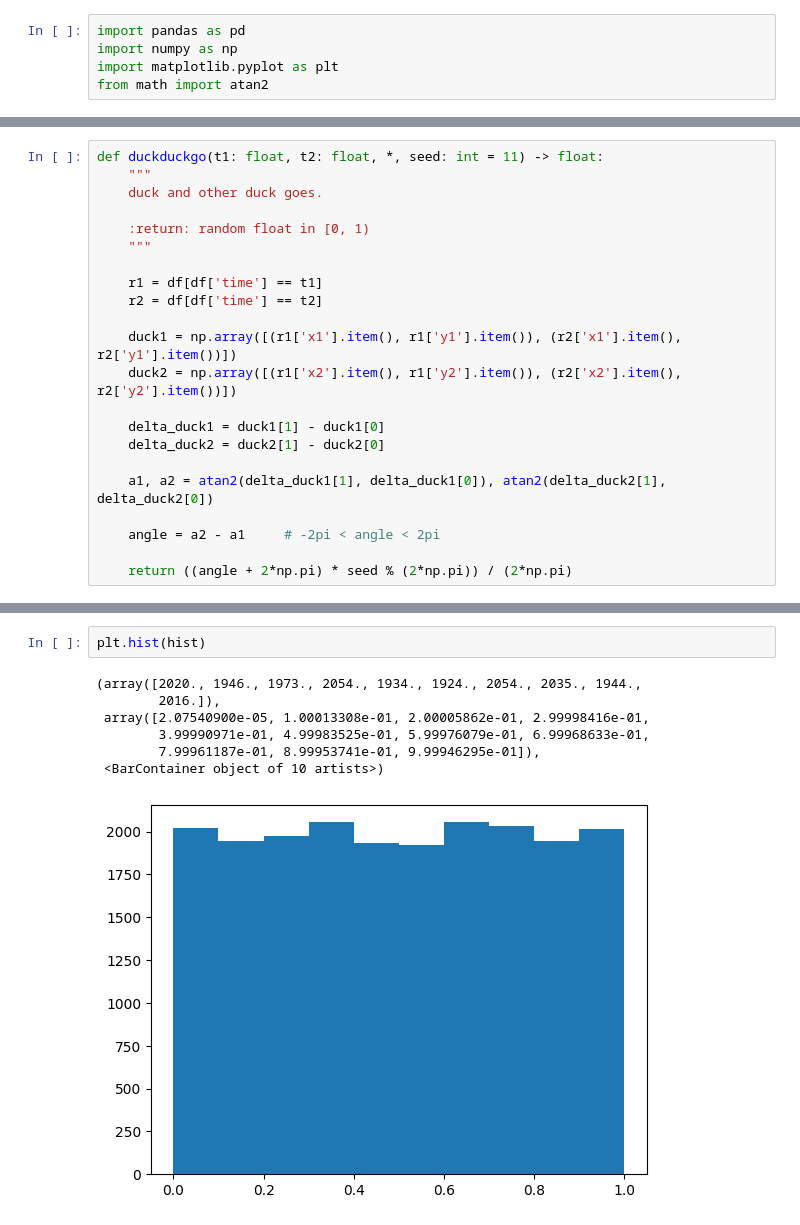
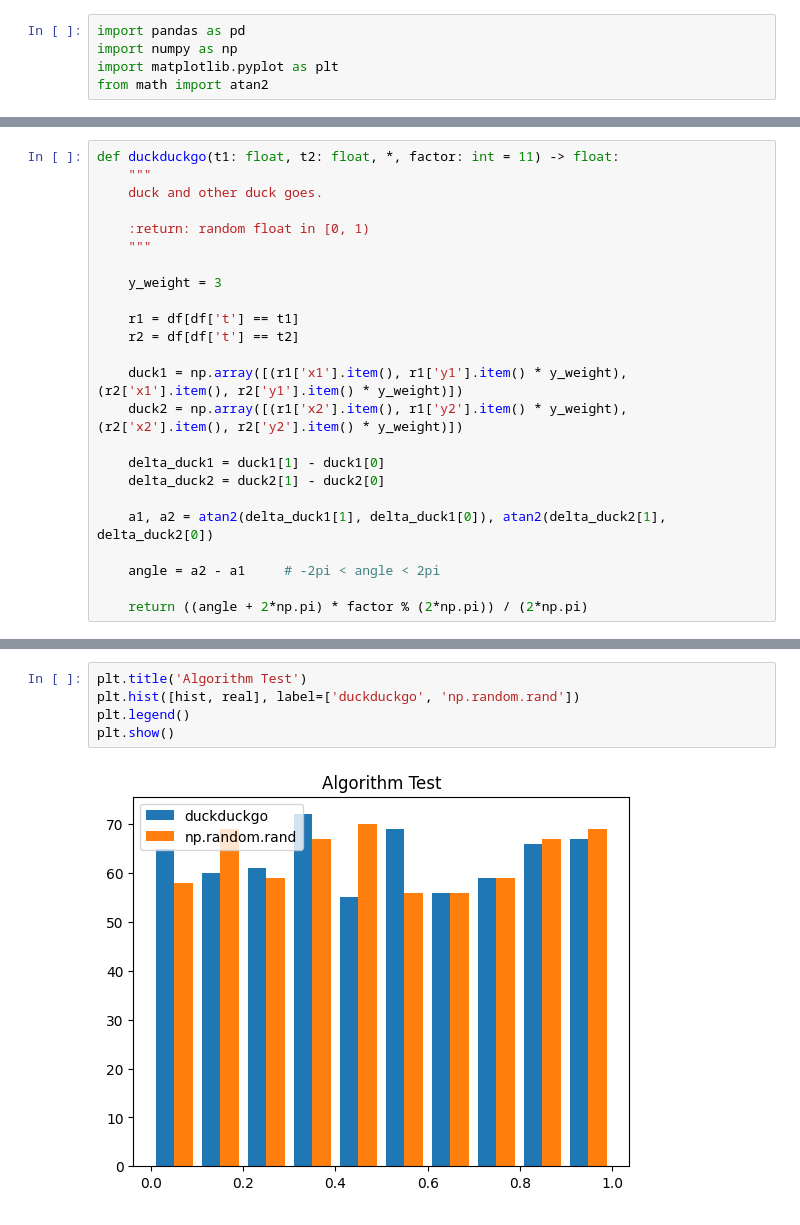
Before and after one commit to gsa-projects/national-exploration, a Jupyter notebook: main.ipynb, the cells around one changed output, grey strips where cells are left out. Cells and saved outputs as stored; diff of their text form.

```diff
--- a/main.ipynb
+++ b/main.ipynb
@@ -34,16 +32,18 @@ df
 # %%
-def duckduckgo(t1: float, t2: float, *, seed: int = 11) -> float:
+def duckduckgo(t1: float, t2: float, *, factor: int = 11) -> float:
     """
     duck and other duck goes.
 
     :return: random float in [0, 1)
     """
 
-    r1 = df[df['time'] == t1]
-    r2 = df[df['time'] == t2]
+    y_weight = 3
 
-    duck1 = np.array([(r1['x1'].item(), r1['y1'].item()), (r2['x1'].item(), r2['y1'].item())])
-    duck2 = np.array([(r1['x2'].item(), r1['y2'].item()), (r2['x2'].item(), r2['y2'].item())])
+    r1 = df[df['t'] == t1]
+    r2 = df[df['t'] == t2]
+
+    duck1 = np.array([(r1['x1'].item(), r1['y1'].item() * y_weight), (r2['x1'].item(), r2['y1'].item() * y_weight)])
+    duck2 = np.array([(r1['x2'].item(), r1['y2'].item() * y_weight), (r2['x2'].item(), r2['y2'].item() * y_weight)])
 
     delta_duck1 = duck1[1] - duck1[0]
     delta_duck2 = duck2[1] - duck2[0]
@@ -52,6 +52,6 @@ def duckduckgo(t1: float, t2: float, *, seed: int = 11) -> float:
 
     angle = a2 - a1     # -2pi < angle < 2pi
 
-    return ((angle + 2*np.pi) * seed % (2*np.pi)) / (2*np.pi)
+    return ((angle + 2*np.pi) * factor % (2*np.pi)) / (2*np.pi)
 # %%
 hist = np.array([])
@@ -84,10 +86,7 @@ for i in range(len(df)):
-# %%
-plt.hist(hist)
-# %% [output]
-(array([2020., 1946., 1973., 2054., 1934., 1924., 2054., 2035., 1944.,
-        2016.]),
- array([2.07540900e-05, 1.00013308e-01, 2.00005862e-01, 2.99998416e-01,
-        3.99990971e-01, 4.99983525e-01, 5.99976079e-01, 6.99968633e-01,
-        7.99961187e-01, 8.99953741e-01, 9.99946295e-01]),
- <BarContainer object of 10 artists>)
-[figure, removed]
+# %%
+plt.title('Algorithm Test')
+plt.hist([hist, real], label=['duckduckgo', 'np.random.rand'])
+plt.legend()
+plt.show()
+# %% [output]
+[figure, added]
```
Also changed, not shown: parts of 3 cells of this notebook, 7 other files.
